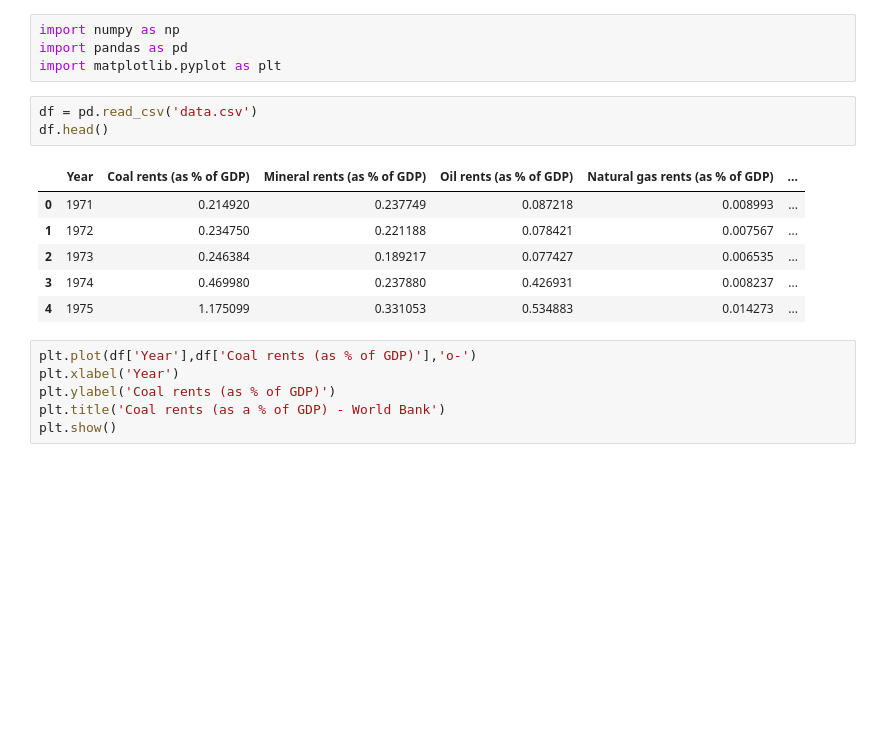
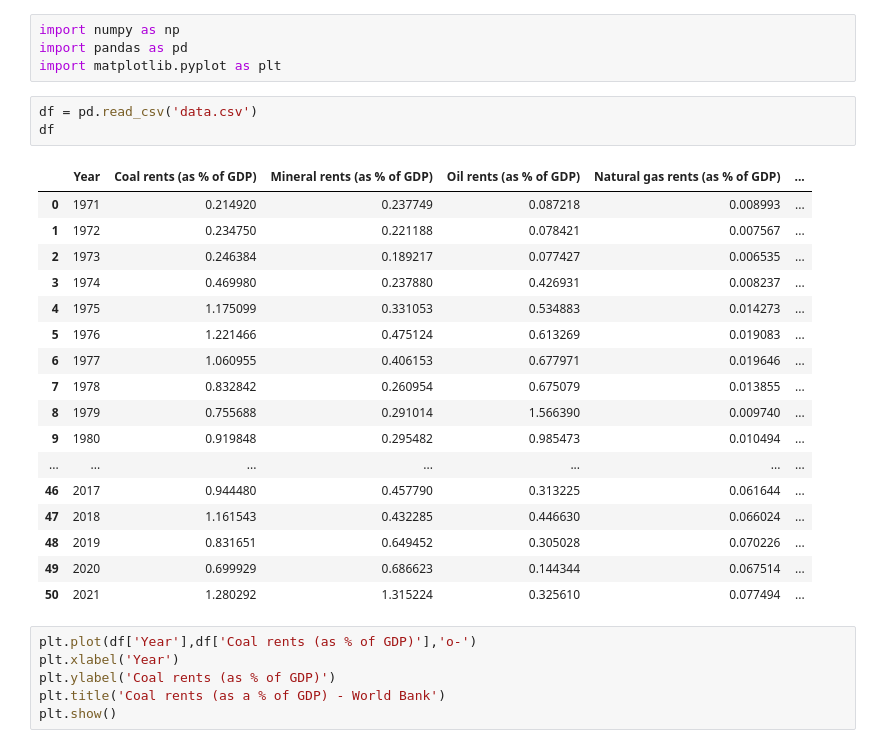
Before and after one commit to vinamrsachdeva/minerals, a Jupyter notebook: mineral_rents/plots.ipynb, the cells around one changed output. Drawn from its saved outputs; the diff is of its cells as text; blank space fills up the shorter version.

```diff
--- a/mineral_rents/plots.ipynb
+++ b/mineral_rents/plots.ipynb
@@ -4,14 +4,25 @@ import pandas as pd
 import matplotlib.pyplot as plt
 # %%
 df = pd.read_csv('data.csv')
-df.head()
+df
 # %% [output]
 |  | Year | Coal rents (as % of GDP) | Mineral rents (as % of GDP) | Oil rents (as % of GDP) | Natural gas rents (as % of GDP) | ... |
 | 0 | 1971 | 0.214920 | 0.237749 | 0.087218 | 0.008993 | ... |
 | 1 | 1972 | 0.234750 | 0.221188 | 0.078421 | 0.007567 | ... |
 | 2 | 1973 | 0.246384 | 0.189217 | 0.077427 | 0.006535 | ... |
 | 3 | 1974 | 0.469980 | 0.237880 | 0.426931 | 0.008237 | ... |
 | 4 | 1975 | 1.175099 | 0.331053 | 0.534883 | 0.014273 | ... |
+| 5 | 1976 | 1.221466 | 0.475124 | 0.613269 | 0.019083 | ... |
+| 6 | 1977 | 1.060955 | 0.406153 | 0.677971 | 0.019646 | ... |
+| 7 | 1978 | 0.832842 | 0.260954 | 0.675079 | 0.013855 | ... |
+| 8 | 1979 | 0.755688 | 0.291014 | 1.566390 | 0.009740 | ... |
+| 9 | 1980 | 0.919848 | 0.295482 | 0.985473 | 0.010494 | ... |
+| ... | ... | ... | ... | ... | ... | ... |
+| 46 | 2017 | 0.944480 | 0.457790 | 0.313225 | 0.061644 | ... |
+| 47 | 2018 | 1.161543 | 0.432285 | 0.446630 | 0.066024 | ... |
+| 48 | 2019 | 0.831651 | 0.649452 | 0.305028 | 0.070226 | ... |
+| 49 | 2020 | 0.699929 | 0.686623 | 0.144344 | 0.067514 | ... |
+| 50 | 2021 | 1.280292 | 1.315224 | 0.325610 | 0.077494 | ... |
 # %%
 plt.plot(df['Year'],df['Coal rents (as % of GDP)'],'o-')
 plt.xlabel('Year')
```
